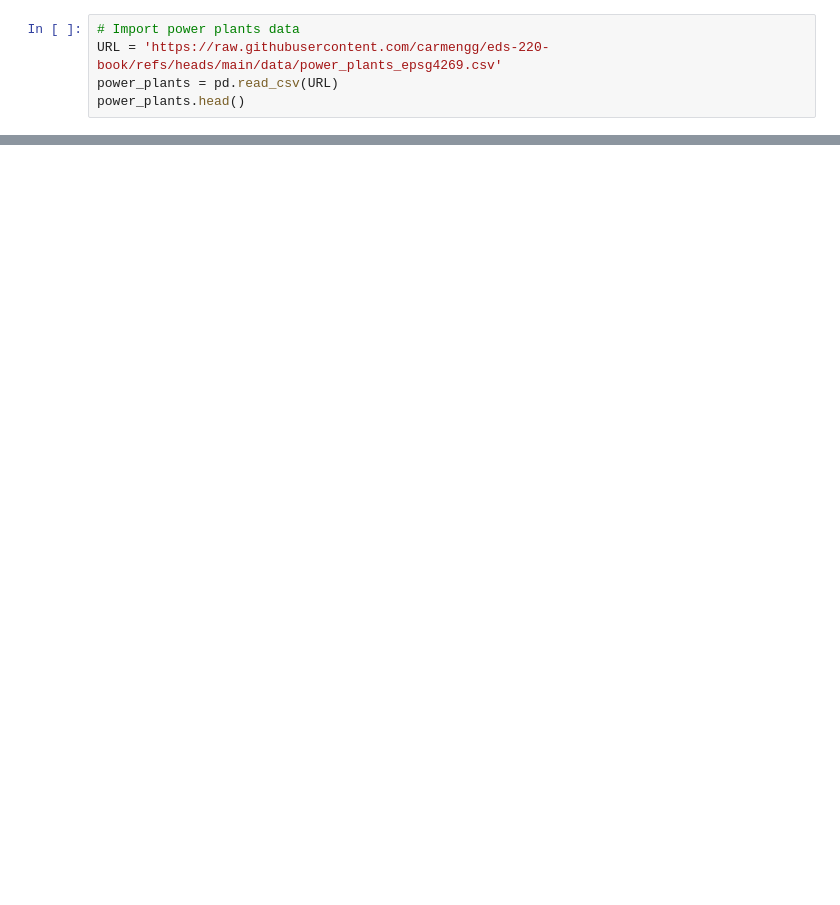
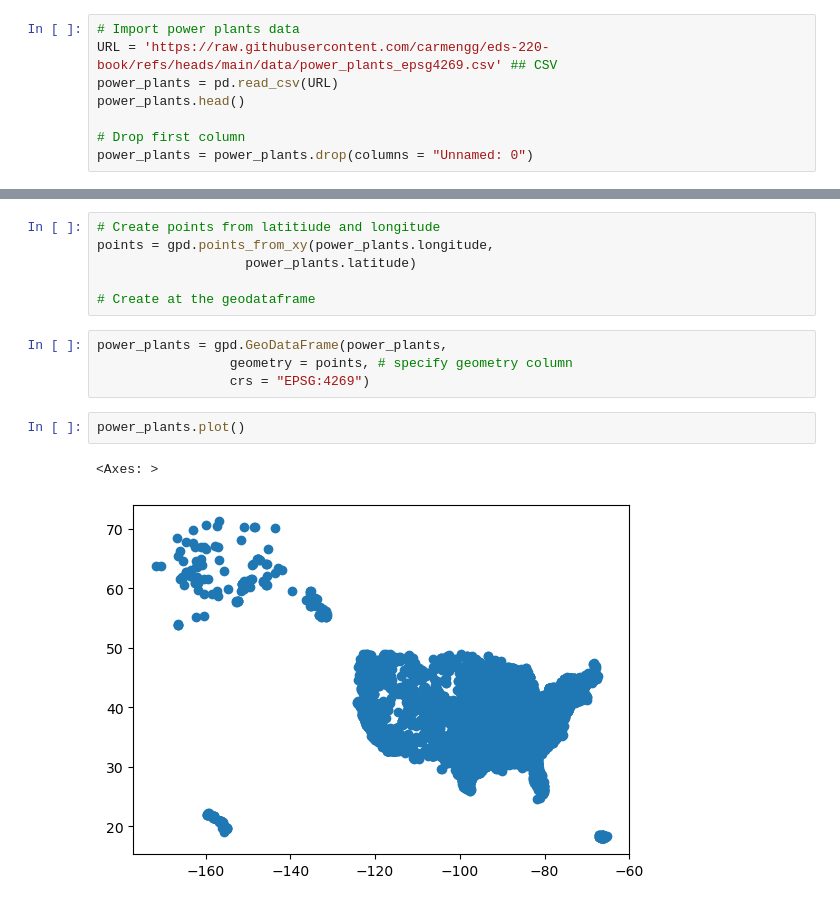
Before and after one commit to vedikaS-byte/eds-220-2025-in-class, a Jupyter notebook: week5-code-streamlining.ipynb, the cells around one changed output, grey strips where cells are left out. Cells and saved outputs as stored; diff of their text form; blank space fills up the shorter version.

```diff
--- a/week5-code-streamlining.ipynb
+++ b/week5-code-streamlining.ipynb
@@ -6,5 +20,8 @@ import geopandas as gpd
 # %%
 # Import power plants data
-URL = 'https://raw.githubusercontent.com/carmengg/eds-220-book/refs/heads/main/data/power_plants_epsg4269.csv'
+URL = 'https://raw.githubusercontent.com/carmengg/eds-220-book/refs/heads/main/data/power_plants_epsg4269.csv' ## CSV
 power_plants = pd.read_csv(URL)
 power_plants.head()
+
+# Drop first column
+power_plants = power_plants.drop(columns = "Unnamed: 0")
@@ -30,0 +46,15 @@ states.head()
+# %%
+# Create points from latitiude and longitude
+points = gpd.points_from_xy(power_plants.longitude,
+                   power_plants.latitude)
+
+# Create at the geodataframe
+# %%
+power_plants = gpd.GeoDataFrame(power_plants,
+                 geometry = points, # specify geometry column
+                 crs = "EPSG:4269")
+# %%
+power_plants.plot()
+# %% [output]
+<Axes: >
+[figure, added]
```
Also changed, not shown: parts of 18 cells of this notebook.
